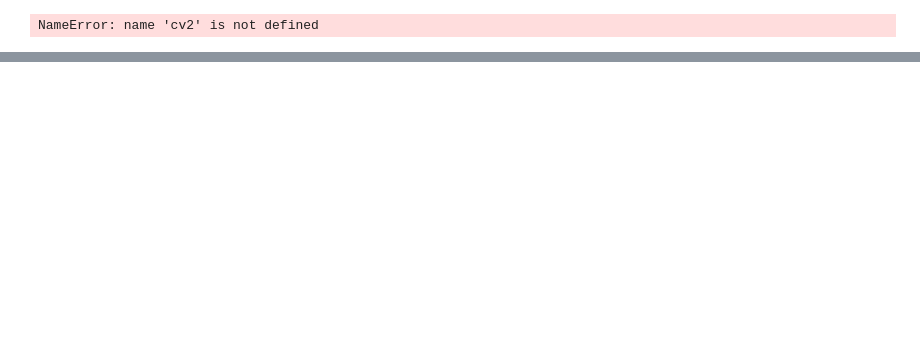
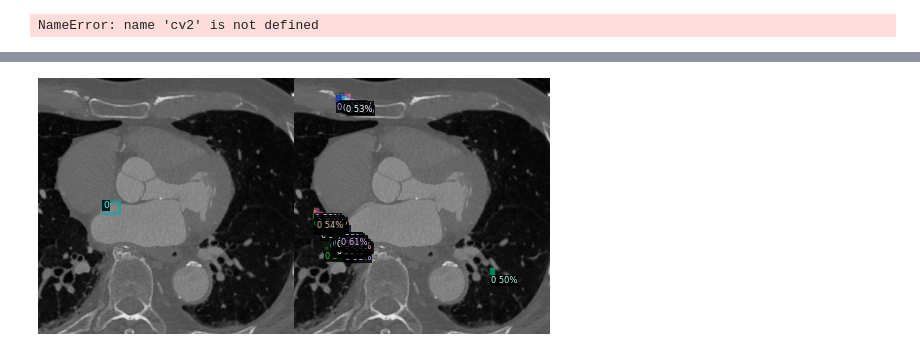
Before and after one commit to TimRobben/PFODetection, a Jupyter notebook: Faster_rcnn/model.ipynb, the cells around one changed output, grey strips where cells are left out. Cells and saved outputs as stored; diff of their text form; code cells hidden in the pictures; blank space fills up the shorter version.

```diff
--- a/Faster_rcnn/model.ipynb
+++ b/Faster_rcnn/model.ipynb
@@ -29,7 +29,7 @@ cv2.destroyAllWindows()
 NameError: name 'cv2' is not defined
 # %%
 # Replace with your dataset name
-dataset_name = ["pfo_val", "pfo_train"]
+dataset_name = ["pfo_single"]
 for dataset_name in dataset_name:
     # Remove from DatasetCatalog
     if dataset_name in DatasetCatalog.list():
@@ -94,20 +94,22 @@ for d in random.sample(dataset_dicts, 3):
 # %%
 cfg = get_cfg()
 cfg.merge_from_file(model_zoo.get_config_file("COCO-Detection/faster_rcnn_X_101_32x8d_FPN_3x.yaml"))
-cfg.DATASETS.TRAIN = ("pfo_train",)
+cfg.DATASETS.TRAIN = ("pfo_single",)
 cfg.DATASETS.TEST = ()  # or ("pfo_val",) if you registered a validation set
 cfg.DATALOADER.NUM_WORKERS = 8
-
+cfg.MODEL.ANCHOR_GENERATOR.SIZES = [[16, 32, 64]]  # Good range for your box sizes
+cfg.MODEL.ANCHOR_GENERATOR.ASPECT_RATIOS = [[0.75, 1.0, 1.5]]  # Covers your range nicely
+# cfg.MODEL.FPN.IN_FEATURES = ["p2" "p3", "p4"]
 cfg.MODEL.WEIGHTS = model_zoo.get_checkpoint_url("COCO-Detection/faster_rcnn_X_101_32x8d_FPN_3x.yaml")
-cfg.SOLVER.IMS_PER_BATCH = 6
+cfg.SOLVER.IMS_PER_BATCH = 4
 cfg.SOLVER.BASE_LR = 0.00025
-cfg.SOLVER.MAX_ITER = 30000
+cfg.SOLVER.MAX_ITER = 1000
 cfg.SOLVER.STEPS = []
-
+cfg.MODEL.ROI_HEADS.SCORE_THRESH_TEST = 0.5
 cfg.MODEL.ROI_HEADS.BATCH_SIZE_PER_IMAGE = 128
 cfg.MODEL.ROI_HEADS.NUM_CLASSES = 1  # you only have one class ("ROI")
 
-cfg.OUTPUT_DIR = "/home/tarobben/scratch/RCNN/output_pfo"
+cfg.OUTPUT_DIR = "/home/tarobben/scratch/RCNN/output_pfo_overfit/"
 os.makedirs(cfg.OUTPUT_DIR, exist_ok=True)
 
 trainer = DefaultTrainer(cfg)
@@ -209,0 +214,66 @@ OrderedDict([('bbox', {'AP': 0.0, 'AP50': 0.0, 'AP75': 0.0, 'APs': 0.0, 'APm': 0
+# %%
+import cv2
+import json
+import os
+from detectron2.utils.visualizer import Visualizer, ColorMode
+from detectron2.data import MetadataCatalog
+from detectron2.structures import BoxMode
+from PIL import Image
+from IPython.display import display
+
+# Load COCO val JSON
+with open("/home/tarobben/scratch/RCNN/pfo_single.json") as f:
+    val_json = json.load(f)
+
+# Image you want to test (use one you know has a bbox)
+# Find a val image that actually has a bounding box
+annotated_image_ids = set([ann["image_id"] for ann in val_json["annotations"]])
+annotated_images = [img for img in val_json["images"] if img["id"] in annotated_image_ids]
+
+
+image_info = random.choice(annotated_images)
+image_path = os.path.join("/home/tarobben/scratch/RCNN/PFO_png/", image_info["file_name"])
+image_id = image_info["id"]
+image = cv2.imread(image_path)
+
+# Get ground truth annotations for this image
+gt_annos = [a for a in val_json["annotations"] if a["image_id"] == image_id]
+
+# Convert to Detectron2-style instances
+gt_record = {
+    "file_name": image_path,
+    "image_id": image_id,
+    "height": image.shape[0],
+    "width": image.shape[1],
+    "annotations": []
+}
+
+for ann in gt_annos:
+    x, y, w, h = ann["bbox"]
+    gt_record["annotations"].append({
+        "bbox": [x, y, w, h],
+        "bbox_mode": BoxMode.XYWH_ABS,
+        "category_id": ann["category_id"]
+    })
+
+# Visualize ground truth
+v_gt = Visualizer(image[:, :, ::-1],
+                  metadata=MetadataCatalog.get("pfo_val"),
+                  scale=0.5,
+                  instance_mode=ColorMode.IMAGE_BW)
+
+img_gt = v_gt.draw_dataset_dict(gt_record).get_image()[:, :, ::-1]
+
+# Run prediction
+outputs = predictor(image)
+v_pred = Visualizer(image[:, :, ::-1],
+                    metadata=MetadataCatalog.get("pfo_val"),
+                    scale=0.5)
+
+img_pred = v_pred.draw_instance_predictions(outputs["instances"].to("cpu")).get_image()[:, :, ::-1]
+
+# Show side by side
+combined = cv2.hconcat([img_gt, img_pred])
+Image.fromarray(combined)
+# %% [output]
+[figure, added]
```
Also changed, not shown: parts of 7 cells of this notebook, 18 other files.
